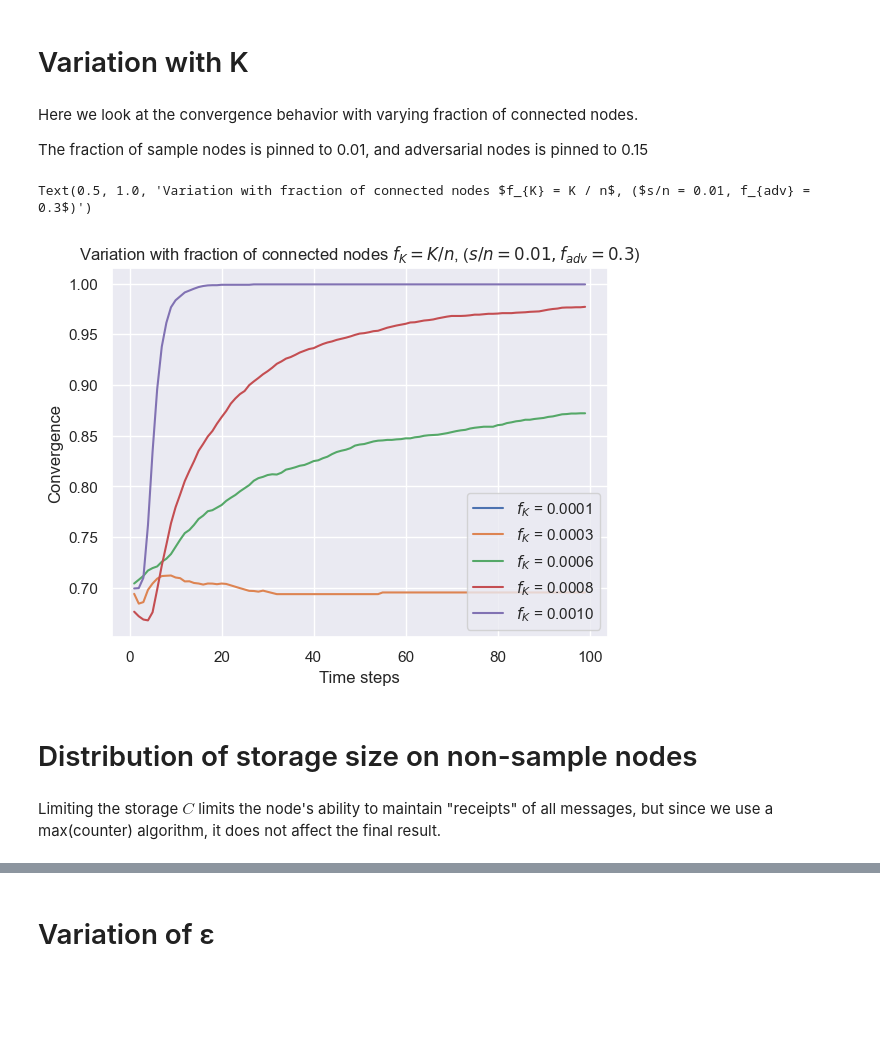
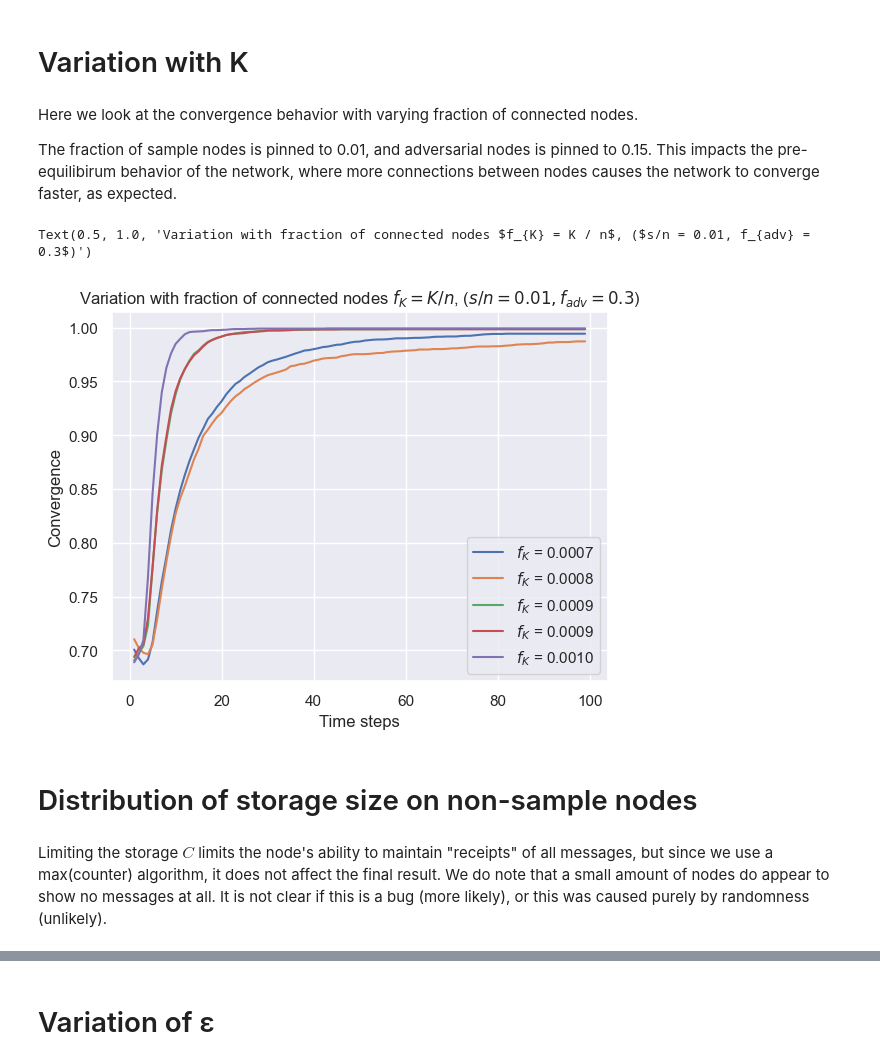
Before and after one commit to dineshpinto/synchronous-gossip-protocol, a Jupyter notebook: synchronous_gossip.ipynb, the cells around one changed output, grey strips where cells are left out. Cells and saved outputs as stored; diff of their text form; code cells hidden in the pictures; blank space fills up the shorter version.

```diff
--- a/synchronous_gossip.ipynb
+++ b/synchronous_gossip.ipynb
@@ -69,30 +78,35 @@ assert num_non_sample_nodes + num_honest_sample_nodes + num_adversarial_sample_n
 # %% [markdown]
 ## Generate and initialize nodes
 # %%
+# Create instance of node generator
 node_generator = NodeGenerator(
     num_non_sample_nodes=num_non_sample_nodes,
     num_honest_sample_nodes=num_honest_sample_nodes,
-    num_adversarial_sample_nodes=num_adversarial_sample_nodes
+    num_adversarial_sample_nodes=num_adversarial_sample_nodes,
+    num_connected_nodes=num_connected_nodes
 )
 
+# Initialize nodes into a fiducial state
 sample_nodes, non_sample_nodes = node_generator.initialize_nodes()
 
 # Each node contains a list of its peers
 node_generator.link_nodes(
     generator=node_generator.randomly_connected_nodes(
         total_nodes=sample_nodes + non_sample_nodes,
-        num_connected_nodes=num_connected_nodes
     )
 )
 # %% [markdown]
 ## Time evolve states
 # %%
+# Create instance of the state transition function
 state_transition_func = StateTransitionFunction(
     sample_nodes=sample_nodes,
-    non_sample_nodes=non_sample_nodes
+    non_sample_nodes=non_sample_nodes,
+    node_generator=node_generator
 )
 
-states = state_transition_func.iterate_state(time_steps)
+# Iterate states for defined time steps
+states = state_transition_func.iterate_state(time_steps, progress_bar=True)
 # %%
 # Convert state result to a pandas DataFrame for analysis
 df = pd.DataFrame(states).T
@@ -164,7 +180,7 @@ fig, ax = plt.subplots()
 
 sample_fractions = np.linspace(0.01, 0.5, 5)
 
-for sample_fraction in sample_fractions:
+for sample_fraction in tqdm(sample_fractions):
     frac_adversarial_sample = 0.3
     frac_honest_sample = 1 - frac_adversarial_sample
 
@@ -208,10 +224,10 @@ total_nodes = 5000
 
 fig, ax = plt.subplots()
 
-adversarial_sample_fractions = np.linspace(0.01, 0.99, 6)
+adversarial_sample_fractions = np.linspace(0.01, 0.99, 10)
 sample_fraction = 0.01
 
-for frac_adversarial_sample in adversarial_sample_fractions:
+for frac_adversarial_sample in tqdm(adversarial_sample_fractions):
     frac_honest_sample = 1 - frac_adversarial_sample
 
     assert frac_honest_sample + frac_adversarial_sample == 1
@@ -248,52 +264,52 @@ Text(0.5, 1.0, 'Variation with fraction of adversarial sample $f_{adv} = s_{adv}
 # %% [markdown]
 Here we look at the convergence behavior with varying fraction of connected nodes.
 
-The fraction of sample nodes is pinned to 0.01, and adversarial nodes is pinned to 0.15
+The fraction of sample nodes is pinned to 0.01, and adversarial nodes is pinned to 0.15. This impacts the pre-equilibirum behavior of the network, where more connections between nodes causes the network to converge faster, as expected.
 # %%
 total_nodes = 5000
 
 fig, ax = plt.subplots()
 
-num_connected_fractions = np.linspace(0.0001, 0.001, 5)
+num_connected_fractions = np.linspace(0.0007, 0.001, 5)
 sample_fraction = 0.01
 
-for num_connected_frac in num_connected_fractions:
+for num_connected_frac in tqdm(num_connected_fractions):
     frac_adversarial_sample = 0.3
     frac_honest_sample = 1 - frac_adversarial_sample
 
     assert frac_honest_sample + frac_adversarial_sample == 1
 
     num_honest_sample_nodes = int(total_nodes * sample_fraction * frac_honest_sample)
     num_adversarial_sample_nodes = int(total_nodes * frac_adversarial_sample * sample_fraction)
     num_non_sample_nodes = total_nodes - (num_honest_sample_nodes + num_adversarial_sample_nodes)
     time_steps = 100
     num_connected_nodes = int(num_connected_frac * total_nodes)
 
     assert num_non_sample_nodes + num_honest_sample_nodes + num_adversarial_sample_nodes == total_nodes
 
     states = generate_nodes_and_run_stf(
         num_non_sample_nodes=num_non_sample_nodes,
         num_honest_sample_nodes=num_honest_sample_nodes,
         num_adversarial_sample_nodes=num_adversarial_sample_nodes,
         num_connected_nodes=num_connected_nodes,
         time_steps=time_steps
     )
 
     df = pd.DataFrame(states).T
     df = df[df.columns].astype(float)
 
     sns.lineplot(df[:num_non_sample_nodes - 1].mean(axis=0), ax=ax, label=r"$f_K$ = " + f"{num_connected_frac:.4f}")
 
 ax.set_xlabel("Time steps")
 ax.set_ylabel("Convergence")
 ax.set_title(r"Variation with fraction of connected nodes $f_{K} = K / n$, ($s/n = 0.01, f_{adv} = 0.3$)")
 # %% [output]
 Text(0.5, 1.0, 'Variation with fraction of connected nodes $f_{K} = K / n$, ($s/n = 0.01, f_{adv} = 0.3$)')
-[figure, old version]
+[figure, new version]
 # %% [markdown]
 # Distribution of storage size on non-sample nodes
 # %% [markdown]
-Limiting the storage $C$ limits the node's ability to maintain "receipts" of all messages, but since we use a max(counter) algorithm, it does not affect the final result.
+Limiting the storage $C$ limits the node's ability to maintain "receipts" of all messages, but since we use a max(counter) algorithm, it does not affect the final result. We do note that a small amount of nodes do appear to show no messages at all. It is not clear if this is a bug (more likely), or this was caused purely by randomness (unlikely).
 # %%
 fig, ax = plt.subplots()
 
```
Also changed, not shown: parts of 15 cells of this notebook.
